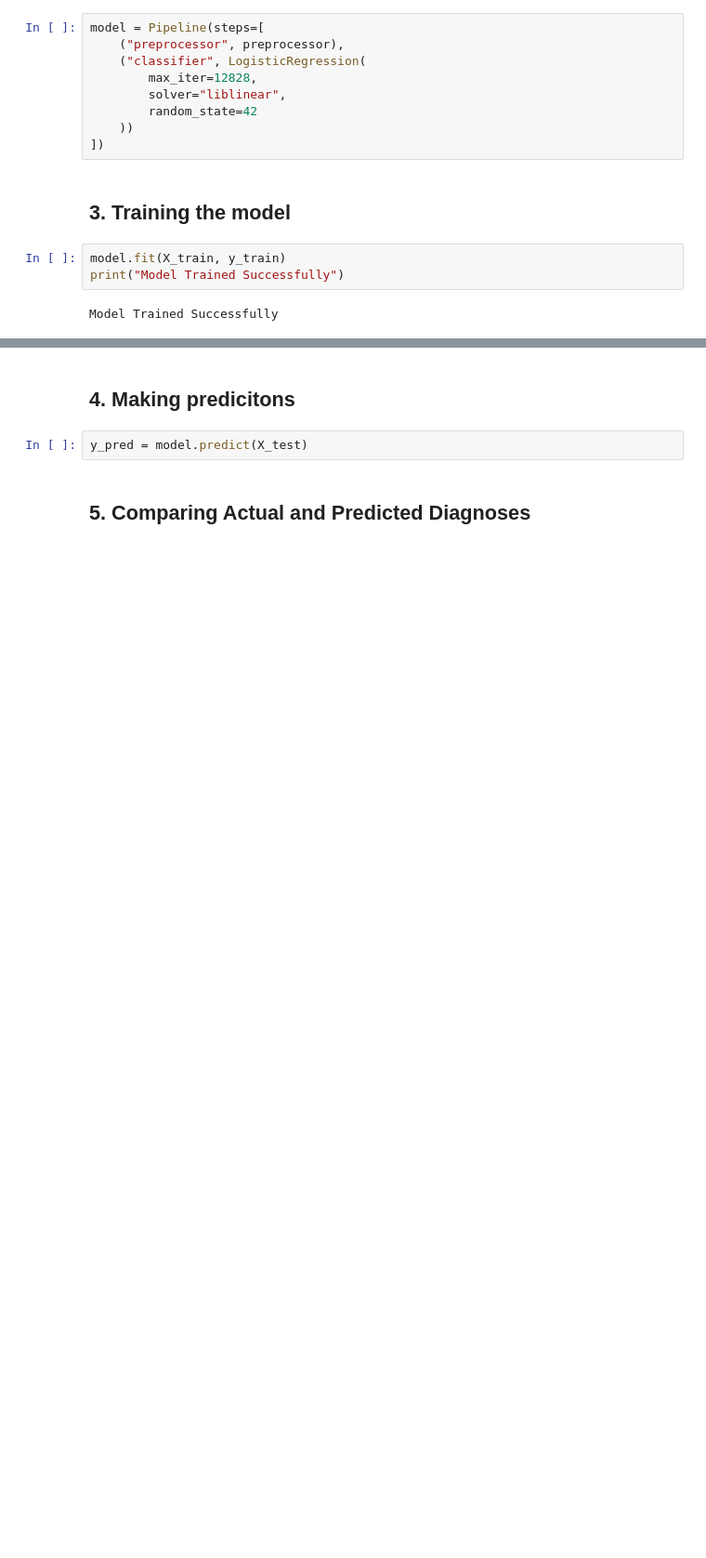
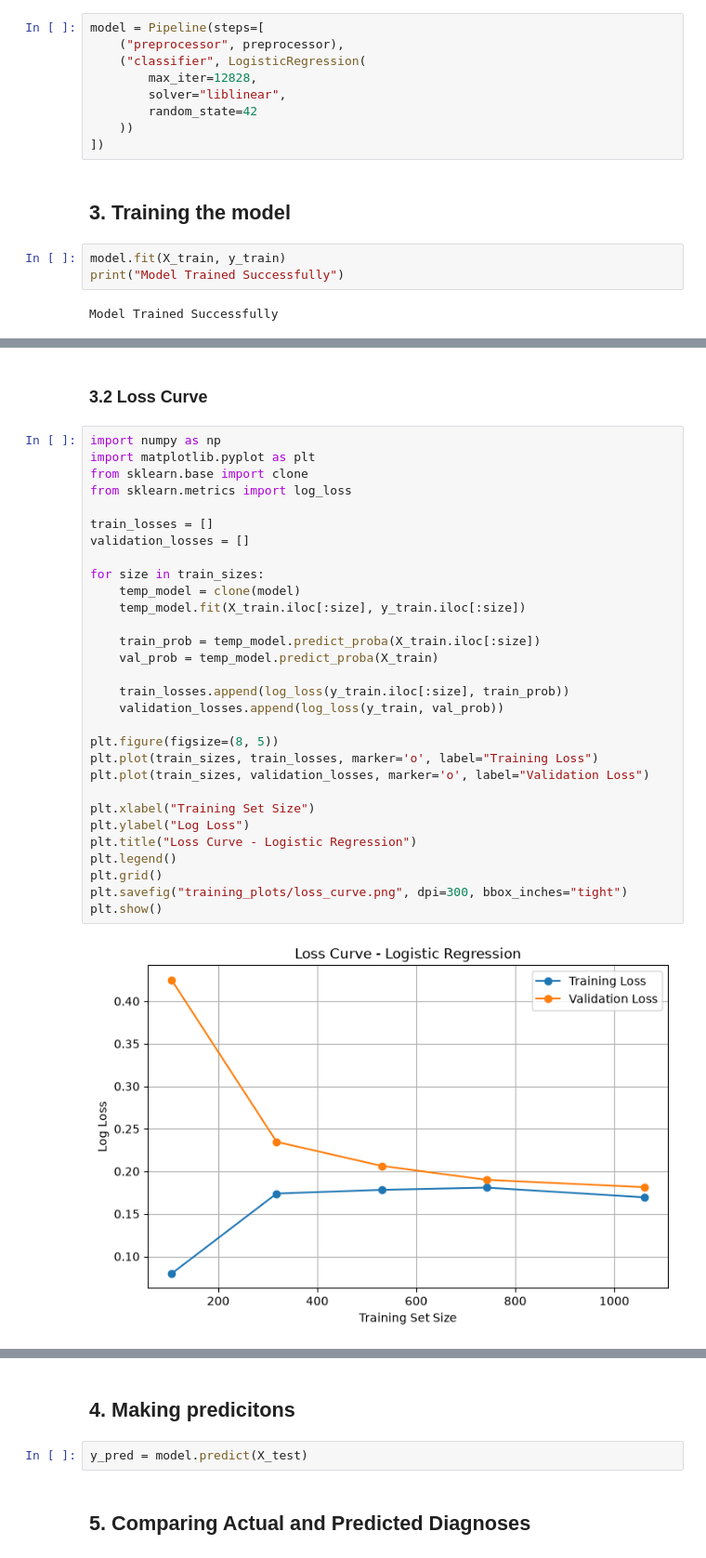
Before and after one commit to STanishqReddy/AI101-MiniProject-CKD-Logistic-Regression, a Jupyter notebook: CKD_Logistic_Regression.ipynb, the cells around one changed output, grey strips where cells are left out. Shown at 93% size. Drawn from its saved outputs; the diff is of its cells as text; blank space fills up the shorter version.

```diff
--- a/CKD_Logistic_Regression.ipynb
+++ b/CKD_Logistic_Regression.ipynb
@@ -293,0 +393,34 @@ Model Trained Successfully
+# %% [markdown]
+### 3.2 Loss Curve
+# %%
+import numpy as np
+import matplotlib.pyplot as plt
+from sklearn.base import clone
+from sklearn.metrics import log_loss
+
+train_losses = []
+validation_losses = []
+
+for size in train_sizes:
+    temp_model = clone(model)
+    temp_model.fit(X_train.iloc[:size], y_train.iloc[:size])
+
+    train_prob = temp_model.predict_proba(X_train.iloc[:size])
+    val_prob = temp_model.predict_proba(X_train)
+
+    train_losses.append(log_loss(y_train.iloc[:size], train_prob))
+    validation_losses.append(log_loss(y_train, val_prob))
+
+plt.figure(figsize=(8, 5))
+plt.plot(train_sizes, train_losses, marker='o', label="Training Loss")
+plt.plot(train_sizes, validation_losses, marker='o', label="Validation Loss")
+
+plt.xlabel("Training Set Size")
+plt.ylabel("Log Loss")
+plt.title("Loss Curve - Logistic Regression")
+plt.legend()
+plt.grid()
+plt.savefig("training_plots/loss_curve.png", dpi=300, bbox_inches="tight")
+plt.show()
+# %% [output]
+[figure, added]
```
Also changed, not shown: parts of 16 cells of this notebook, 5 other files.
